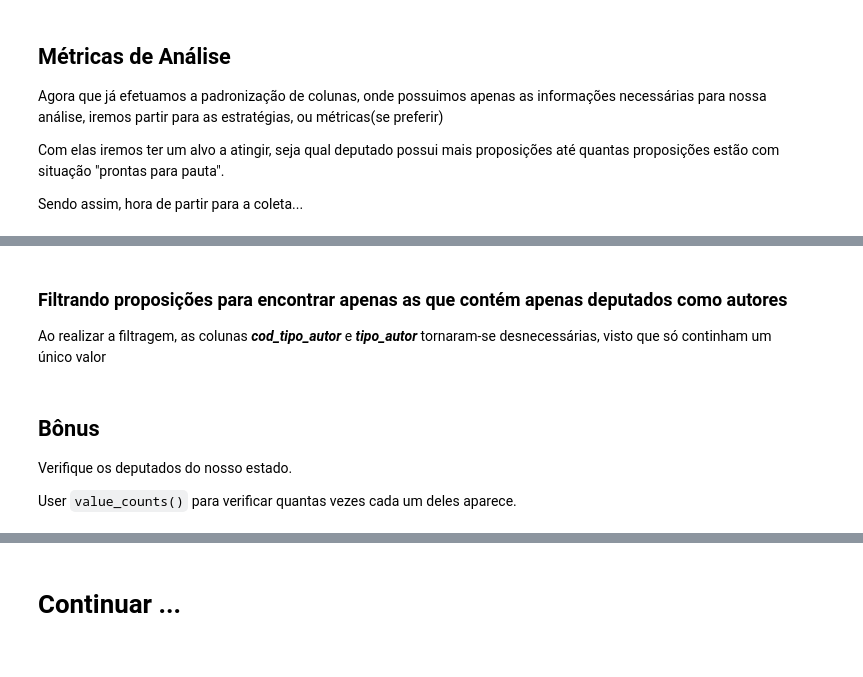
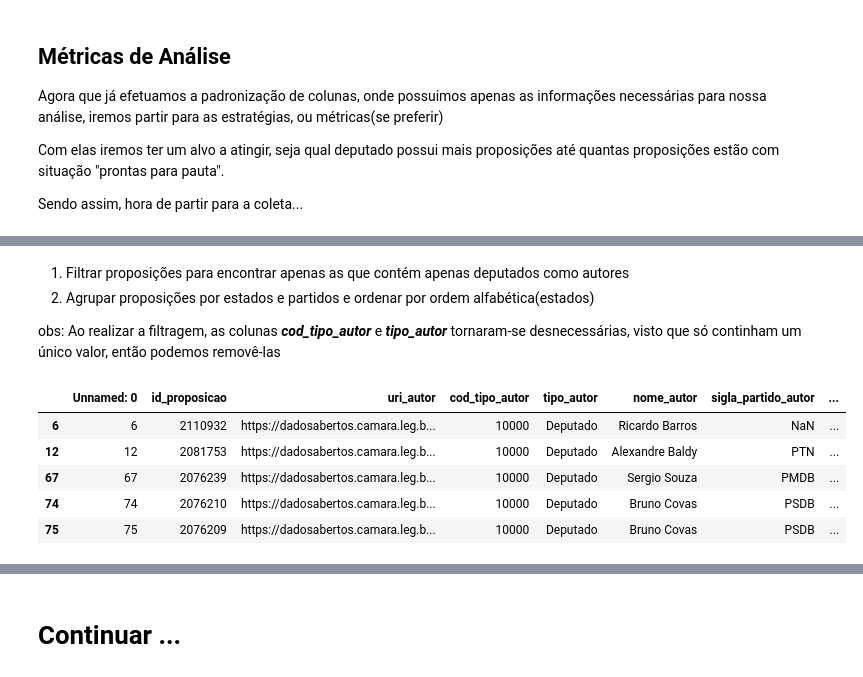
Before and after one commit to CinthiaKatiane/project-data-science, a Jupyter notebook: IMD0905_Analise_de_dados_dos_Deputados.ipynb, the cells around one changed output, grey strips where cells are left out. Drawn from its saved outputs; the diff is of its cells as text; code cells hidden in the pictures.

```diff
--- a/IMD0905_Analise_de_dados_dos_Deputados.ipynb
+++ b/IMD0905_Analise_de_dados_dos_Deputados.ipynb
@@ -159,13 +215,15 @@ df_autores
 # %% [markdown]
-### Filtrando proposições para encontrar apenas as que contém apenas deputados como autores
-Ao realizar a filtragem, as colunas ***cod_tipo_autor*** e ***tipo_autor*** tornaram-se desnecessárias, visto que só continham um único valor
+1. Filtrar proposições para encontrar apenas as que contém apenas deputados como autores
+2. Agrupar proposições por estados e partidos e ordenar por ordem alfabética(estados)
+
+obs: Ao realizar a filtragem, as colunas ***cod_tipo_autor*** e ***tipo_autor*** tornaram-se desnecessárias, visto que só continham um único valor, então podemos removê-las
 # %%
 df_autores = df_autores[df_autores['cod_tipo_autor'] == 10000]
-#df_autores.drop(['cod_tipo_autor', 'tipo_autor'], axis=1)
-df_autores
+df_autores.head()
+# %% [output]
+|  | Unnamed: 0 | id_proposicao | uri_autor | cod_tipo_autor | tipo_autor | nome_autor | sigla_partido_autor | ... |
+| 6 | 6 | 2110932 | https://dadosabertos.camara.leg.b... | 10000 | Deputado | Ricardo Barros | NaN | ... |
+| 12 | 12 | 2081753 | https://dadosabertos.camara.leg.b... | 10000 | Deputado | Alexandre Baldy | PTN | ... |
+| 67 | 67 | 2076239 | https://dadosabertos.camara.leg.b... | 10000 | Deputado | Sergio Souza | PMDB | ... |
+| 74 | 74 | 2076210 | https://dadosabertos.camara.leg.b... | 10000 | Deputado | Bruno Covas | PSDB | ... |
+| 75 | 75 | 2076209 | https://dadosabertos.camara.leg.b... | 10000 | Deputado | Bruno Covas | PSDB | ... |
-# %% [markdown]
-## Bônus
-
-Verifique os deputados do nosso estado.
-
-User `value_counts()` para verificar quantas vezes cada um deles aparece.
```
Also changed, not shown: parts of 20 cells of this notebook.
